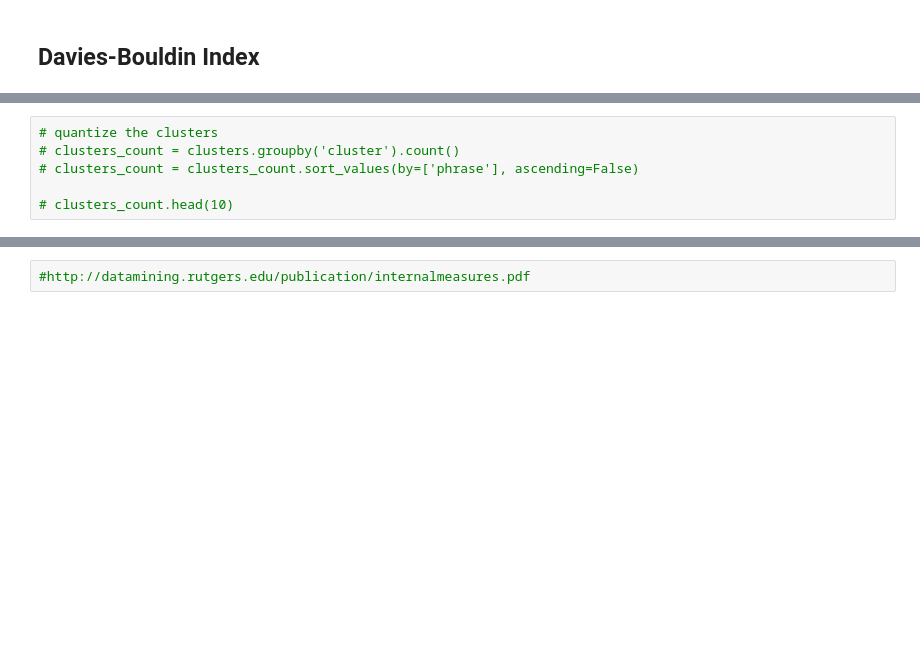
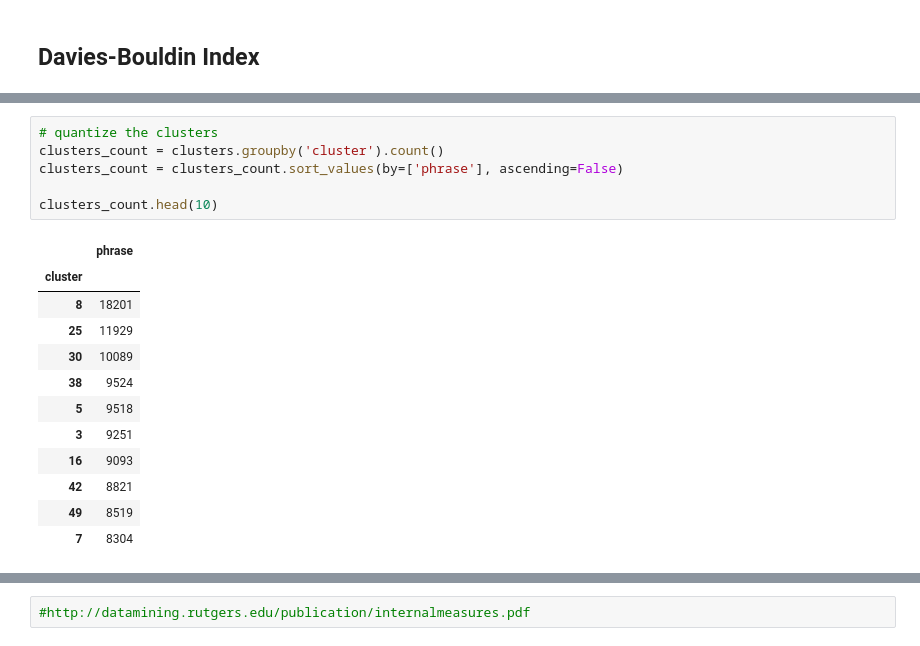
Before and after one commit to Rhuancpq/FBD_MD_viagens, a Jupyter notebook: mining.ipynb, the cells around one changed output, grey strips where cells are left out. Drawn from its saved outputs; the diff is of its cells as text; blank space fills up the shorter version.

```diff
--- a/mining.ipynb
+++ b/mining.ipynb
@@ -197,8 +218,21 @@ choosen_k = 42
 # %%
 # quantize the clusters
-# clusters_count = clusters.groupby('cluster').count()
-# clusters_count = clusters_count.sort_values(by=['phrase'], ascending=False)
+clusters_count = clusters.groupby('cluster').count()
+clusters_count = clusters_count.sort_values(by=['phrase'], ascending=False)
 
-# clusters_count.head(10)
+clusters_count.head(10)
+# %% [output]
+|  | phrase |
+| cluster |  |
+| 8 | 18201 |
+| 25 | 11929 |
+| 30 | 10089 |
+| 38 | 9524 |
+| 5 | 9518 |
+| 3 | 9251 |
+| 16 | 9093 |
+| 42 | 8821 |
+| 49 | 8519 |
+| 7 | 8304 |
 # %%
 # 1-D swarmplot
```
Also changed, not shown: parts of 13 cells of this notebook, 4 other files.
